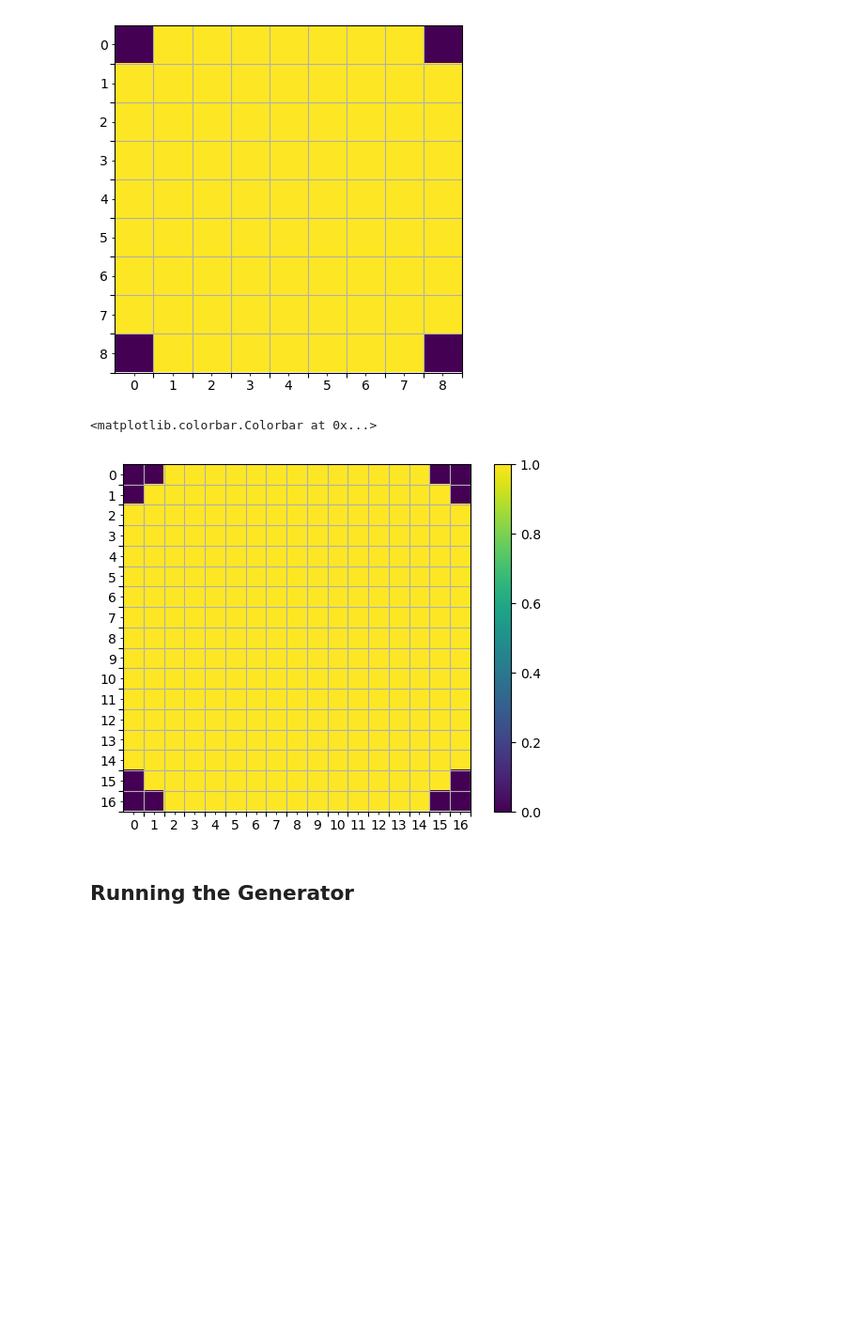
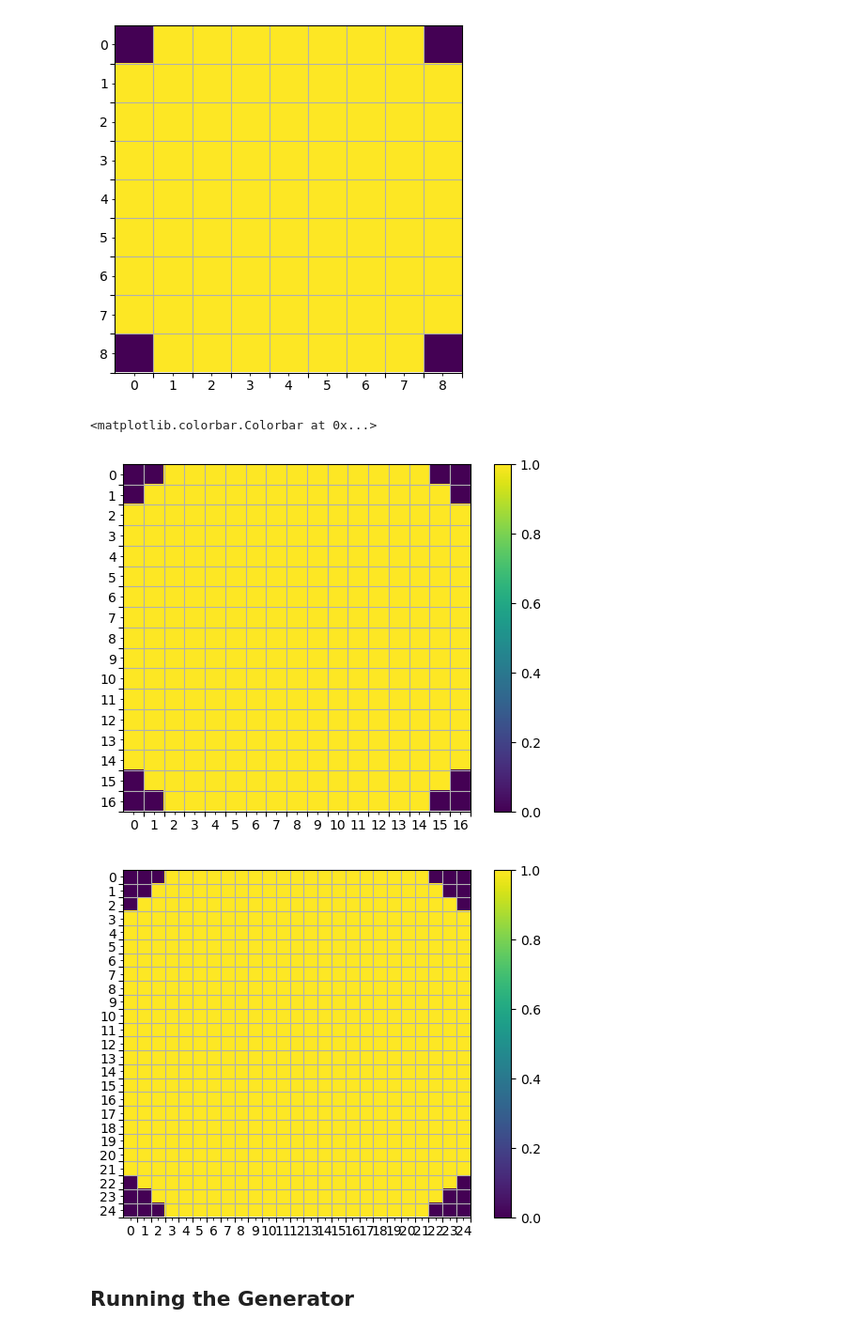
Before and after one commit to flaport/inverse_design, a Jupyter notebook: notebooks/09_local_generator.ipynb, the cells around one changed output. Shown: that part at 94% size. Drawn from its saved outputs; the diff is of its cells as text; code cells hidden in the pictures; blank space fills up the shorter version.

```diff
--- a/notebooks/09_local_generator.ipynb
+++ b/notebooks/09_local_generator.ipynb
@@ -50,10 +50,16 @@ show_brush(brush)
 # %%
 conv_brush = scipy.ndimage.convolve(np.pad(brush, len(brush)//2), brush)
 show_brush(conv_brush)
 plt.colorbar()
+
+plt.figure()
+double_conv_brush = scipy.ndimage.convolve(np.pad(conv_brush, len(brush)//2), brush)
+show_brush(double_conv_brush)
+plt.colorbar()
 # %% [output]
 <matplotlib.colorbar.Colorbar at 0x...>
 [figure]
+[figure, added]
 # %% [markdown]
 ## Running the Generator
 # %%
```
Also changed, not shown: parts of 5 cells of this notebook.
